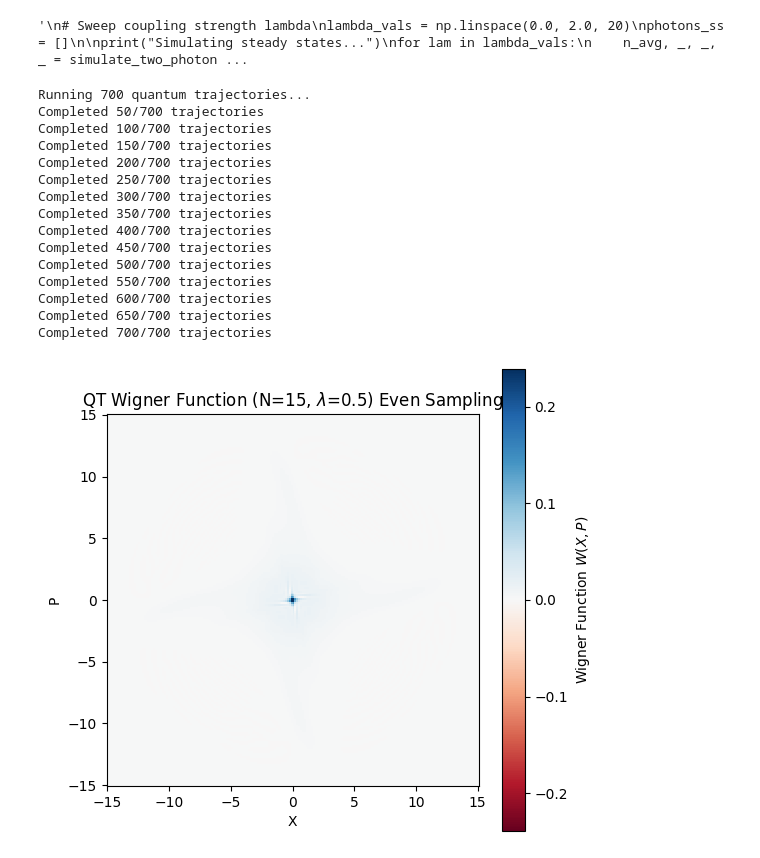
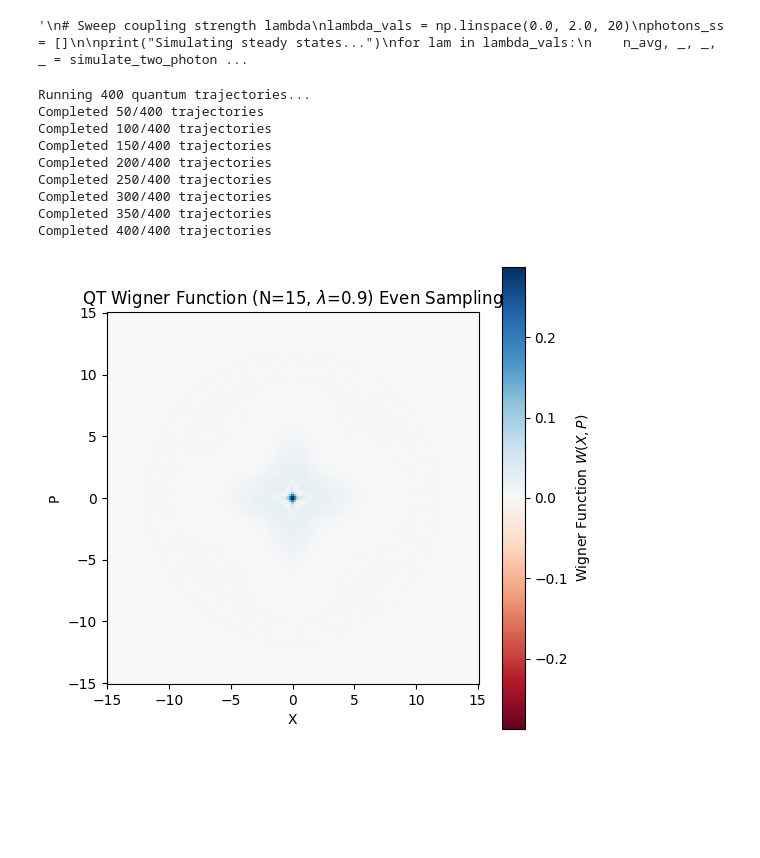
Before and after one commit to IronicOwl/MasterThesisShenanigans, a Jupyter notebook: Lindbladt/fucking_around.ipynb, the cells around one changed output. Drawn from its saved outputs; the diff is of its cells as text; code cells hidden in the pictures; blank space fills up the shorter version.

```diff
--- a/Lindbladt/fucking_around.ipynb
+++ b/Lindbladt/fucking_around.ipynb
@@ -154,15 +154,14 @@ def simulate_qt_two_photon_only_even(N, M, wc, wa, kappa_2,gamma, lam, t_max, n_
     Jz = 2*qt.tensor(qt.qeye(M), qt.jmat(j, 'z'))
 
     # 2. Construct the Hamiltonian
-    H_cavity = wc * a.dag() * a
+    H_cavity = wc * a.dag() * a + gamma*(a.dag()**2)*(a**2)
     H_atom = (wa / 2.0) * Jz
     H_int = (lam / N) * Jx * (a.dag()**2 + a**2)
     H = H_cavity + H_atom + H_int
 
     # 3. Construct Jump Operator (Two-photon only)
     L2 = np.sqrt(kappa_2 / N) * (a**2)
-    L3 = np.sqrt(gamma)*(Jx)
-    c_ops = [L2, L3]
+    c_ops = [L2]
 
     # 4. Initialize the approximate steady-state density matrix
     rho_ss_approx = qt.tensor(qt.qzero(M), qt.qzero(dim_spin))
@@ -202,58 +201,52 @@ def simulate_qt_two_photon_only_even(N, M, wc, wa, kappa_2,gamma, lam, t_max, n_
 # %%
 # --- Execution Parameters ---
 N_spins = 15        # Now we can handle larger N
-M_fock = 100         # Cavity truncation
+M_fock = 80         # Cavity truncation
 omega_c = 1.0
 omega_a = 1.0
 k2 = 0.05           # Pure two-photon loss
 gamma = 0.05
-lam_val = 0.5      # Coupling strength
+lam_val = 0.9      # Coupling strength
 t_max = 50.0        # Time to reach steady state (tune based on dynamics)
-n_traj = 700        # Number of trajectories (Paper uses 500 to 3000)
+n_traj = 400        # Number of trajectories (Paper uses 500 to 3000)
 
 # Run the simulation
 rho_cavity_qt_even_120, P_n_qt_even = simulate_qt_two_photon_only_even(
     N_spins, M_fock, omega_c, omega_a, k2, gamma, lam_val, t_max, n_traj
 )
 
 # You can now pass rho_cavity_qt directly to your existing plot_wigner_function
 # Because plot_wigner_function in your notebook expects the full rho_ss and traces it,
 # you can temporarily modify it to accept rho_cavity directly:
 xvec = np.linspace(-15, 15, 200)
 W = qt.wigner(rho_cavity_qt_even_120, xvec, xvec)
 w_max = np.max(np.abs(W))
 
 plt.figure(figsize=(6, 6))
 
 # 2. Remove vmin=0 and use symmetric bounds for the RdBu colormap
 mesh = plt.pcolormesh(xvec, xvec, W, cmap='RdBu', shading='auto', vmin=-w_max, vmax=w_max)
 
 plt.xlabel('X')
 plt.ylabel('P')
 plt.title(f'QT Wigner Function (N={N_spins}, $\\lambda$={lam_val}) Even Sampling')
 
 # 3. Call plt.colorbar() and pass the mesh object to it
 plt.colorbar(mesh, label='Wigner Function $W(X,P)$')
 
 plt.gca().set_aspect('equal', adjustable='box')
 plt.show()
 # %% [output]
-Running 700 quantum trajectories...
-Completed 50/700 trajectories
-Completed 100/700 trajectories
-Completed 150/700 trajectories
-Completed 200/700 trajectories
-Completed 250/700 trajectories
-Completed 300/700 trajectories
-Completed 350/700 trajectories
-Completed 400/700 trajectories
-Completed 450/700 trajectories
-Completed 500/700 trajectories
-Completed 550/700 trajectories
-Completed 600/700 trajectories
-Completed 650/700 trajectories
-Completed 700/700 trajectories
+Running 400 quantum trajectories...
+Completed 50/400 trajectories
+Completed 100/400 trajectories
+Completed 150/400 trajectories
+Completed 200/400 trajectories
+Completed 250/400 trajectories
+Completed 300/400 trajectories
+Completed 350/400 trajectories
+Completed 400/400 trajectories
-[figure, old version]
+[figure, new version]
 # %%
 # --- Execution Parameters ---
 N_spins = 15        # Now we can handle larger N
```
Also changed, not shown: parts of 1 cell of this notebook, 3 other files.
